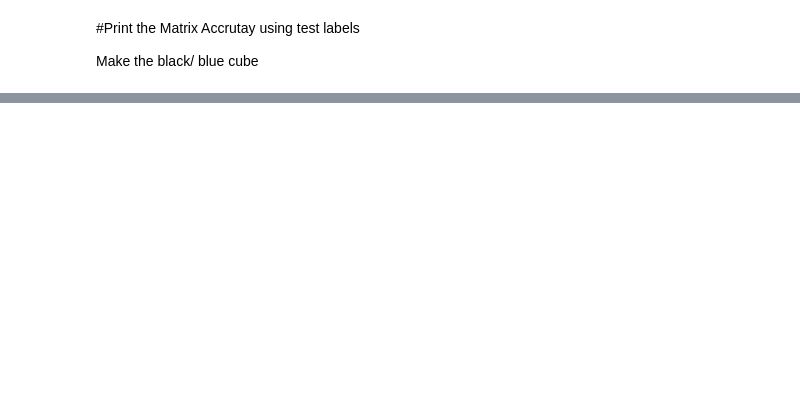
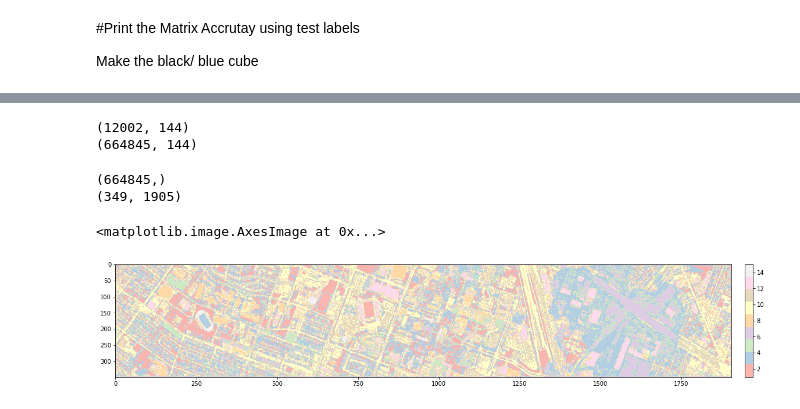
Before and after one commit to arianauwaibi/hyperspectal_final_project, a Jupyter notebook: Loading_Data.ipynb, the cells around one changed output, grey strips where cells are left out. Saved outputs shown, nothing was run; the diff lists cells and outputs as text; code cells hidden in the pictures; blank space fills up the shorter version.

```diff
--- a/Loading_Data.ipynb
+++ b/Loading_Data.ipynb
@@ -234,0 +283,34 @@ plt.show()
+# %%
+# evaluating the performance of the model using original image
+print(x_test.shape)
+print(h_town.T.shape)
+# %% [output]
+(12002, 144)
+(664845, 144)
+# %%
+
+image_result = svm.predict(h_town.T)
+# %%
+#plot the image it will give the class colors
+
+
+from mpl_toolkits.axes_grid1 import make_axes_locatable
+print(image_result.shape)
+map_classified = np.reshape(image_result,(349,1905))
+print(map_classified.shape)
+plt.figure(figsize=(20,20))
+ax = plt.axes()
+img = ax.imshow(map_classified, cmap = 'Pastel1')
+
+#used to get the colorbar
+divider = make_axes_locatable(ax)
+cax = divider.append_axes("right", size="5%", pad=0.05)
+plt.colorbar(img,cax=cax) #orientation="horizontal"
+#plt.show()
+
+plt.imshow(map_classified)
+# %% [output]
+(664845,)
+(349, 1905)
+<matplotlib.image.AxesImage at 0x...>
+[figure, added]
```
Also changed, not shown: parts of 7 cells of this notebook.
